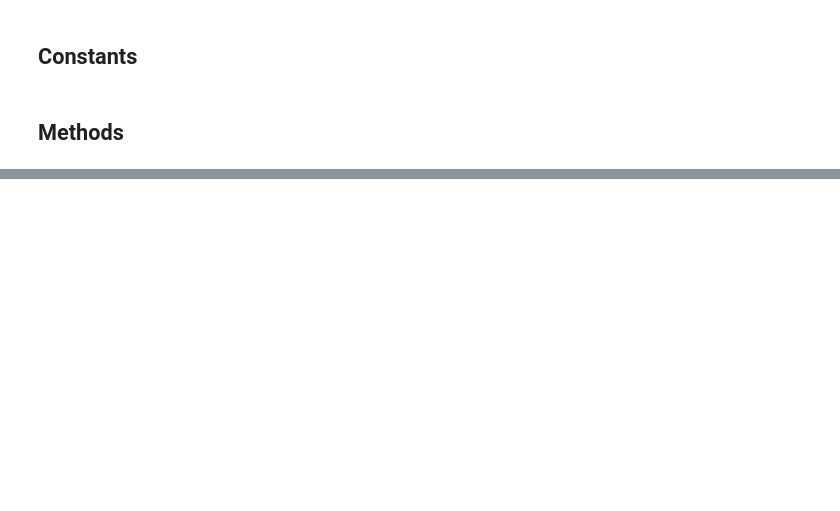
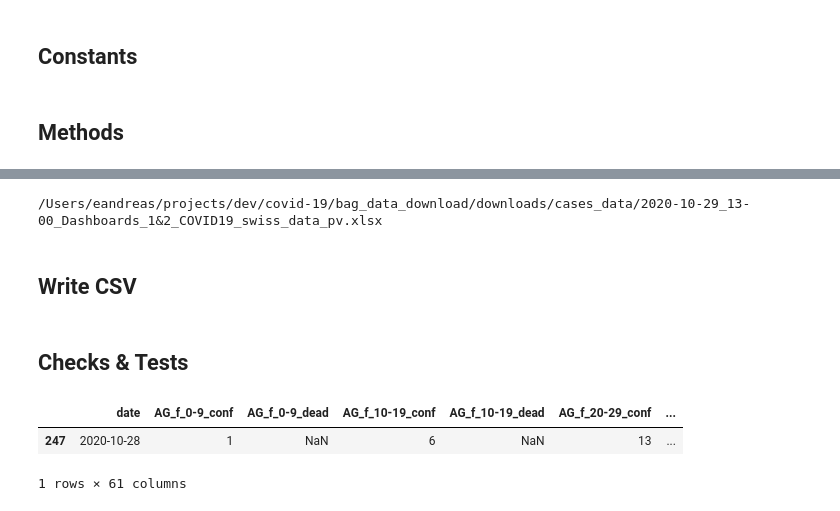
Before and after one commit to eandreas/covid-19_app, a Jupyter notebook: nbs/data_loader/bag/case_data.ipynb, the cells around one changed output, grey strips where cells are left out. Saved outputs shown, nothing was run; the diff lists cells and outputs as text; code cells hidden in the pictures; blank space fills up the shorter version.

Commit message:
load and rearrange bag data wwith method to handle calulations afterwards

```diff
--- a/nbs/data_loader/bag/case_data.ipynb
+++ b/nbs/data_loader/bag/case_data.ipynb
@@ -62,0 +151,18 @@ def load_data(nn = 1):
+# %%
+def get_data_subset(df, a, start_date = None, end_date = None):
+    col = (np.core.defchararray.find(df.columns.values.astype(str), a[0]) >= 0)
+    for i in range(1, len(a)):
+        col = col & (np.core.defchararray.find(df.columns.values.astype(str), a[i]) >= 0)
+    col = col | (np.core.defchararray.find(df.columns.values.astype(str), 'date') >= 0)
+    dfs = pd.DataFrame(df.values[:, col], df.index, df.columns[col])
+    if start_date is not None:
+        dfs = dfs[dfs.date >= start_date]
+    if end_date is not None:
+        dfs = dfs[dfs.date <= end_date]
+    return dfs
+# %%
+df = load_and_rearrange_data()
+# %% [output]
+/Users/eandreas/projects/dev/covid-19/bag_data_download/downloads/cases_data/2020-10-29_13-00_Dashboards_1&2_COVID19_swiss_data_pv.xlsx
+# %% [markdown]
+## Write CSV
@@ -62,0 +171,11 @@ def load_data(nn = 1):
+# %% [markdown]
+## Checks & Tests
+# %%
+df = pd.read_csv(csv_dir / 'cases_all.csv', parse_dates=['date'])
+# %%
+dfn = get_data_subset(df, ['AG'], '2020-10-28', '2020-10-28')
+dfn
+# %% [output]
+|  | date | AG_f_0-9_conf | AG_f_0-9_dead | AG_f_10-19_conf | AG_f_10-19_dead | AG_f_20-29_conf | ... |
+| 247 | 2020-10-28 | 1 | NaN | 6 | NaN | 13 | ... |
+1 rows × 61 columns
```
Also changed, not shown: parts of 33 cells of this notebook.
